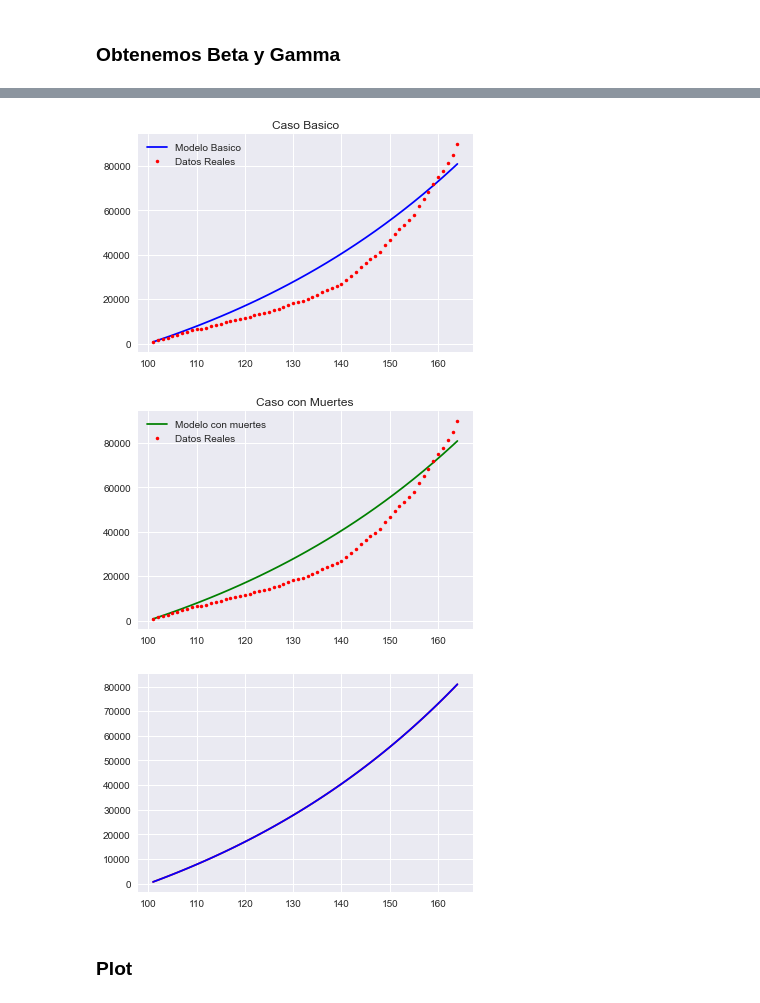
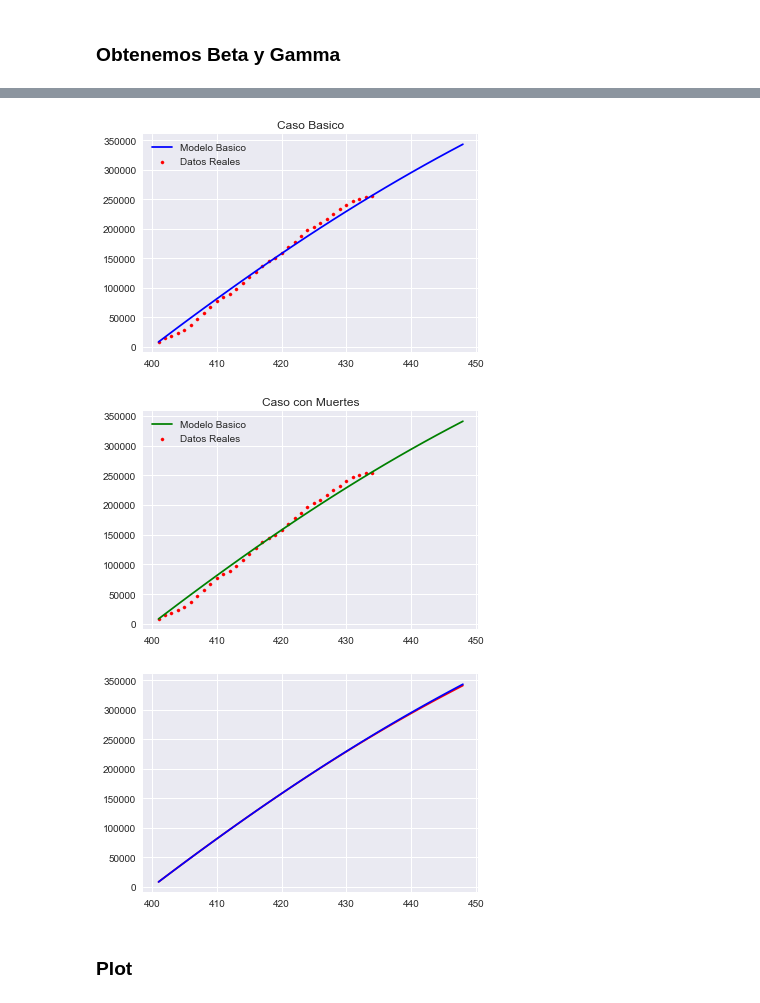
Before and after one commit to fbellidopazos/covidSIRAnalysis, a Jupyter notebook: Final/SIRNotebook.ipynb, the cells around one changed output, grey strips where cells are left out. Saved outputs shown, nothing was run; the diff lists cells and outputs as text; code cells hidden in the pictures.

Commit message:
Cambio graficas diferenciar casos simulacion o con datos

```diff
--- a/Final/SIRNotebook.ipynb
+++ b/Final/SIRNotebook.ipynb
@@ -119,7 +119,7 @@ Everything in order
 * initDay : Dia Inicial desde donde queremos predecir
 * day : Cuantos dias desde `initDay` cortamos
 '''
-initDay = 100
+initDay = 400
 day=50
 
 '''
@@ -133,18 +133,21 @@ if(initDay>15):
 * predictionNumber : el numero de dias que queremos predecir desde `initDay + day`
 '''
 predictionNumber = 14
+
+simulacionFuturo=False
 # %%
 '''
 Tomamos dos espacios de partida
 '''
 # Espacio de prediccion
 xDataPred = xData[initDay:initDay+day]
-xDataPred = np.append(xDataPred,[i for i in range(xDataPred[len(xDataPred)-1] + 1, xDataPred[len(xDataPred)-1] +1 +predictionNumber)])
+xDataPred = np.append(xDataPred,[i for i in range(xDataPred[len(xDataPred)-1] + 1, xDataPred[len(xDataPred)-1] +1 +predictionNumber)]) #+1 para no añadir dos veces el ult elemento ya que lo añadi antes
 
 #si nos pasamos de tamaño total hay que añadir 0's y sino cojo los datos reales
 if(initDay + day + predictionNumber < len(yData)):
     yDataPred = yData[initDay:initDay+day+predictionNumber] #cojo todos los datos reales
 else:
+    simulacionFuturo=True
     yDataPred = yData[initDay: initDay + day] #cojo los datos que haya reales
     yDataPred = np.append(yDataPred, np.zeros(predictionNumber, dtype=int)) #concateno un numero de 0's
 
@@ -154,10 +157,3 @@ yData=yData[initDay:initDay+day]
 
 yData = np.array(yData, dtype=int)
 xData = np.array(xData, dtype=int)
-
-print(xData)
-print(yData)
-
-
-print(xDataPred)
-print(yDataPred)
@@ -226,22 +209,37 @@ for i in range(0,len(yDataPred)):
         acumulativeInfectius.append(resultFunctions[0,1])
         acumulativeInfectius2.append(resultFunctions2[0,1])
     else:
-        acumulativeInfectiusReal.append(acumulativeInfectiusReal[i-1]+yDataPred[i])
+        if(yDataPred[i] == 0):
+            acumulativeInfectiusReal.append(0)
+        else:
+            acumulativeInfectiusReal.append(acumulativeInfectiusReal[i-1]+yDataPred[i])
         acumulativeInfectius.append(acumulativeInfectius[i-1]+resultFunctions[i,1])
         acumulativeInfectius2.append(acumulativeInfectius2[i-1]+resultFunctions2[i,1])
 # %%
 '''
 Enfrentamos el modelo SIR basico con los datos reales y vemos si se predice correctamente
 '''
 plt.figure("Caso Basico")
 plt.title("Caso Basico")
 plt.plot(xDataPred,acumulativeInfectius,"b")
-plt.plot(xDataPred, acumulativeInfectiusReal,'r.')
-plt.legend(["Modelo Basico","Datos Reales"])
+
+if(simulacionFuturo):
+    plt.scatter(xData, acumulativeInfectiusReal[:len(xData)], c="red",s=10)
+    plt.legend(["Modelo Basico","Datos Reales"])
+
+else:
+    plt.scatter(xData, acumulativeInfectiusReal[:len(xData)], c="red",s=10)
+    plt.scatter(xDataPred[len(xData):], acumulativeInfectiusReal[len(xData):], c="green",s=10)
+    plt.legend(["Modelo Basico","Datos Reales", "Datos simulados"])
+
+
+
+
+
 toLatex("Muertes Acumuladas - Caso Basico",export2Tex)
 plt.show()
 # %% [output]
-[figure, old version]
+[figure, new version]
 # %%
 '''
 Enfrentamos el modelo SIR - con muertes - con los datos reales y vemos si se predice correctamente
@@ -249,12 +247,20 @@ Enfrentamos el modelo SIR - con muertes - con los datos reales y vemos si se pre
 plt.figure("Caso con muertes")
 plt.title("Caso con Muertes")
 plt.plot(xDataPred,acumulativeInfectius2,"g")
-plt.plot(xDataPred, acumulativeInfectiusReal,'r.')
-plt.legend(["Modelo con muertes","Datos Reales"])
+
+if(simulacionFuturo):
+    plt.scatter(xData, acumulativeInfectiusReal[:len(xData)], c="red",s=10)
+    plt.legend(["Modelo Basico","Datos Reales"])
+
+else:
+    plt.scatter(xData, acumulativeInfectiusReal[:len(xData)], c="red",s=10)
+    plt.scatter(xDataPred[len(xData):], acumulativeInfectiusReal[len(xData):], c="green",s=10)
+    plt.legend(["Modelo Basico","Datos Reales", "Datos simulados"])
+
 toLatex("Muertes Acumuladas - Caso Muertes",export2Tex)
 plt.show()
 # %% [output]
-[figure, old version]
+[figure, new version]
 # %%
 '''
 Comparamos ambas graficas
@@ -263,7 +269,7 @@ plt.plot(xDataPred,acumulativeInfectius2,"r")
 plt.plot(xDataPred,acumulativeInfectius,"b")
 plt.show()
 # %% [output]
-[figure, old version]
+[figure, new version]
 # %% [markdown]
 ### Plot
 # %%
```
Also changed, not shown: parts of 5 cells of this notebook, 4 other files.
